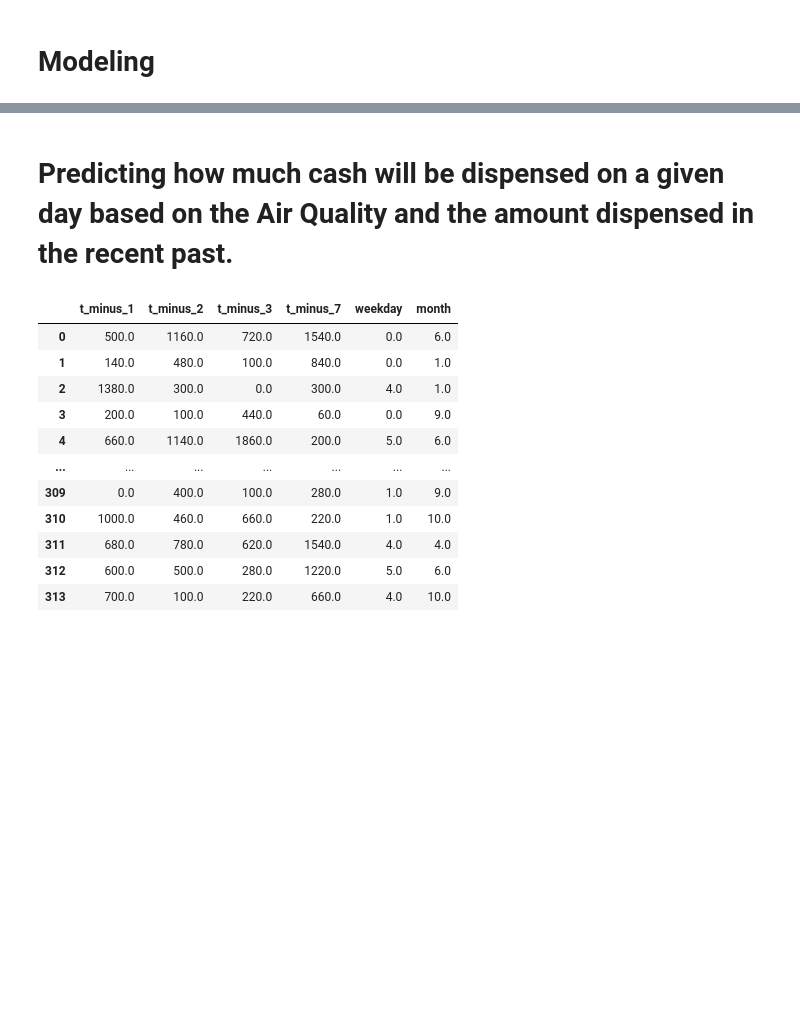
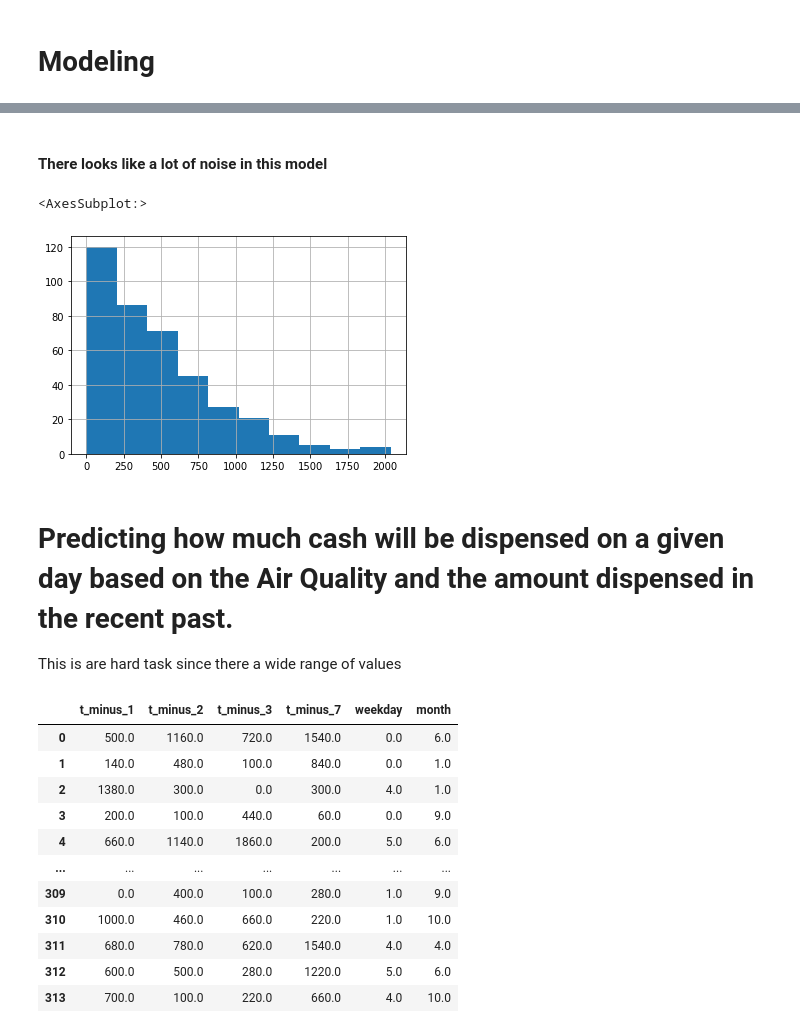
Before and after one commit to parkerburchett/Public-ATM, a Jupyter notebook: Modeling.ipynb, the cells around one changed output, grey strips where cells are left out. Saved outputs shown, nothing was run; the diff lists cells and outputs as text; code cells hidden in the pictures; blank space fills up the shorter version.

```diff
--- a/Modeling.ipynb
+++ b/Modeling.ipynb
@@ -24,5 +26,14 @@ df
+# %% [markdown]
+#### There looks like a lot of noise in this model
+# %%
+model_df['amount_dispensed'].hist() # seems like the values are drawn from an an exponential probability density function
+# %% [output]
+<AxesSubplot:>
+[figure, added]
 # %% [markdown]
 # Predicting how much cash will be dispensed on a given day based on the Air Quality and the amount dispensed in the recent past.
+
+This is are hard task since there a wide range of values
 # %%
 from sklearn.model_selection import train_test_split
 from sklearn.impute import SimpleImputer
```
Also changed, not shown: parts of 7 cells of this notebook, 1 other file.
